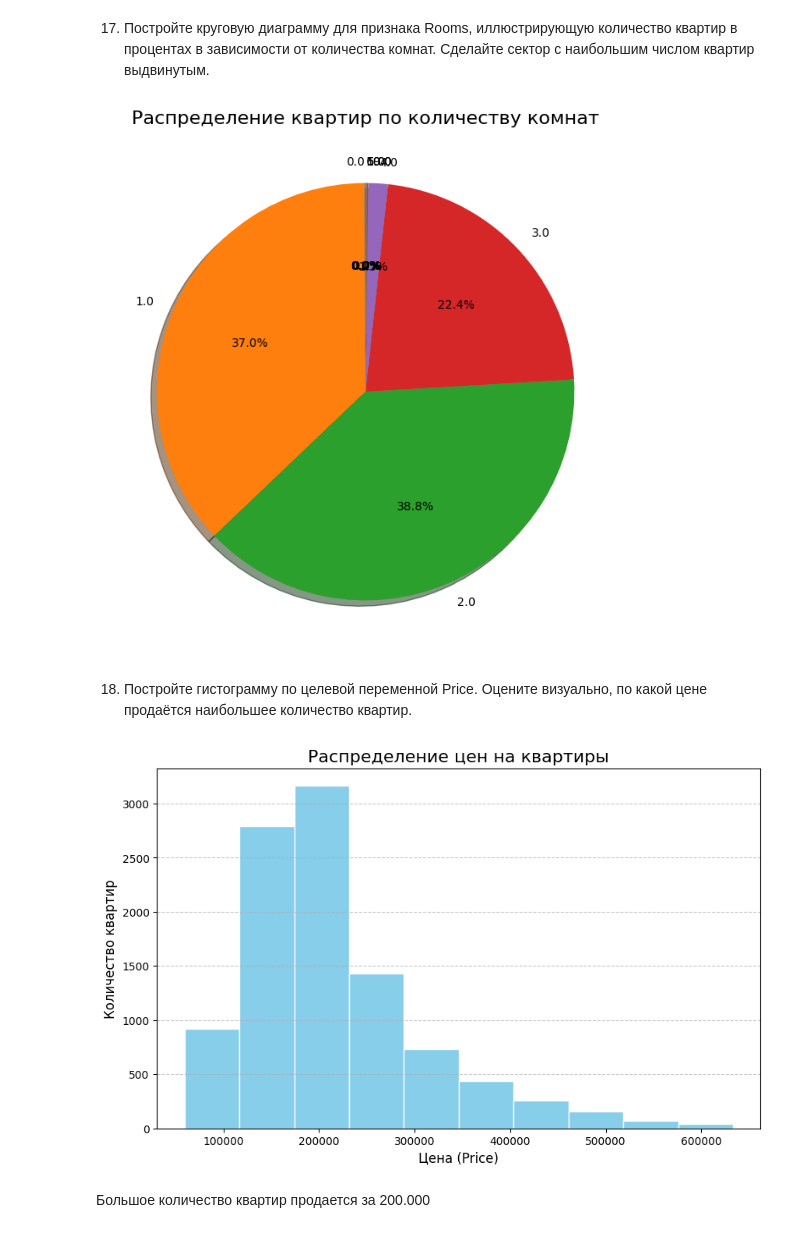
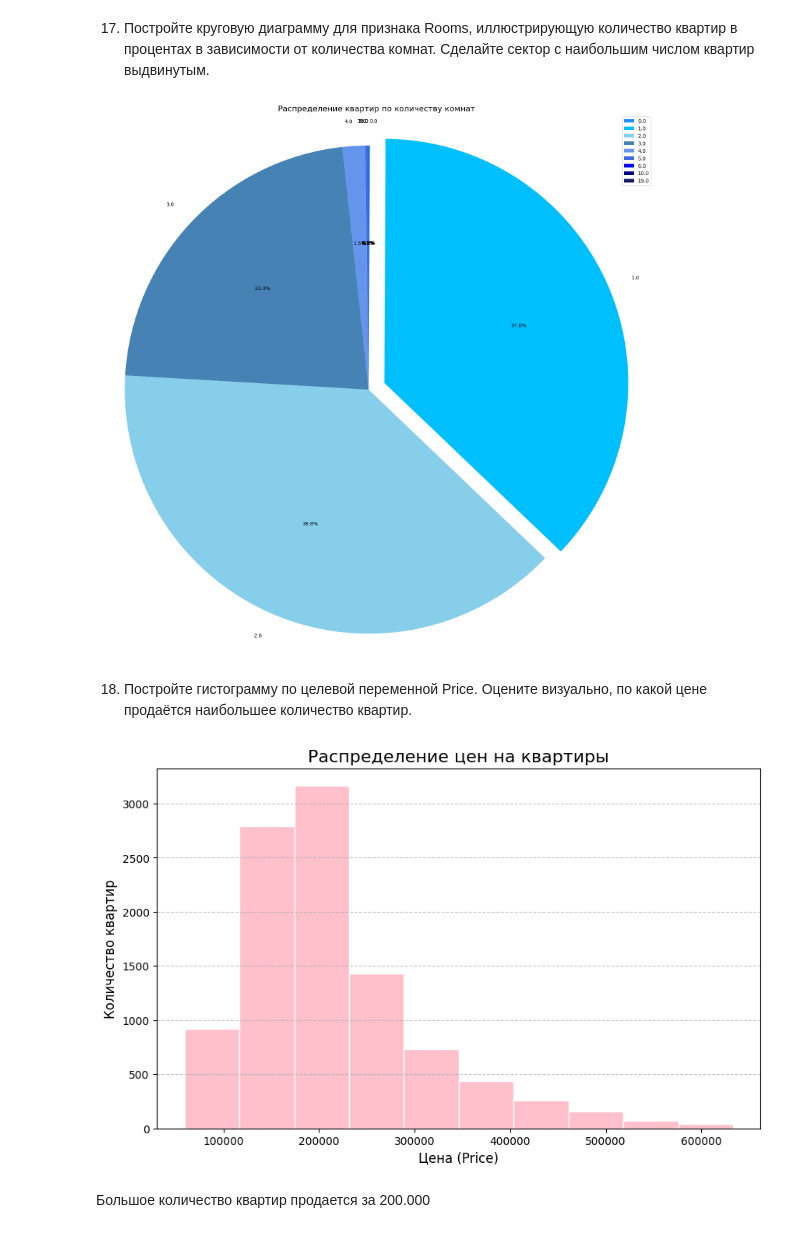
Before and after one commit to Plkhv/ML_course, a Jupyter notebook: ML0.1 intro/lab.ipynb, the cells around one changed output. Drawn from its saved outputs; the diff is of its cells as text; code cells hidden in the pictures.

```diff
--- a/ML0.1 intro/lab.ipynb
+++ b/ML0.1 intro/lab.ipynb
@@ -467,39 +502,44 @@ print(xlsx_data)
 # %%
 import matplotlib.pyplot as plt
 data_ = pd.read_csv(file_path)
 # Группировка по количеству комнат и подсчет количества квартир
 room_counts = data_['Rooms'].value_counts().sort_index()
 
 # Определение сектора для выдвижения (с наибольшим числом квартир)
 explode = [0] * len(room_counts)  # Создаем список с нулями
+max_index = np.int64(room_counts.idxmax() - 1)  # Индекс максимального значения (нумерация с 0)
+explode[max_index] = 0.7  # Выдвигаем сектор с наибольшим числом квартир
 
 # Построение круговой диаграммы
-plt.figure(figsize=(8, 8))
+plt.figure(figsize=(20, 20))
 plt.pie(
     room_counts,
     labels=room_counts.index,
     autopct='%1.1f%%',
     startangle=90,
     explode=explode,
-    shadow=True
+	counterclock = False,
+	radius = 10,
+	colors = ['#1E90FF', '#00BFFF', '#87CEEB', '#4682B4', '#6495ED', '#4169E1', '#0000FF', '#000080', '#191970']
 )
+plt.autoscale()
 plt.title('Распределение квартир по количеству комнат', fontsize=16)
-
+plt.legend()
 plt.show()
 # %% [output]
-[figure, old version]
+[figure, new version]
 # %% [markdown]
 18. Постройте гистограмму по целевой переменной Price. Оцените визуально, по какой цене продаётся наибольшее количество квартир.
 # %%
 plt.figure(figsize=(10, 6))
-plt.hist(data_['Price'], bins=10, color='skyblue', edgecolor='white')
+plt.hist(data_['Price'], bins=10, color='pink', edgecolor='white')
 plt.title('Распределение цен на квартиры', fontsize=16)
 plt.xlabel('Цена (Price)', fontsize=12)
 plt.ylabel('Количество квартир', fontsize=12)
 plt.grid(axis='y', linestyle='--', alpha=0.7)
 plt.show()
 # %% [output]
-[figure, old version]
+[figure, new version]
 # %% [markdown]
 Большое количество квартир продается за 200.000
 # %% [markdown]
```
Also changed, not shown: parts of 14 cells of this notebook, 5 other files.
